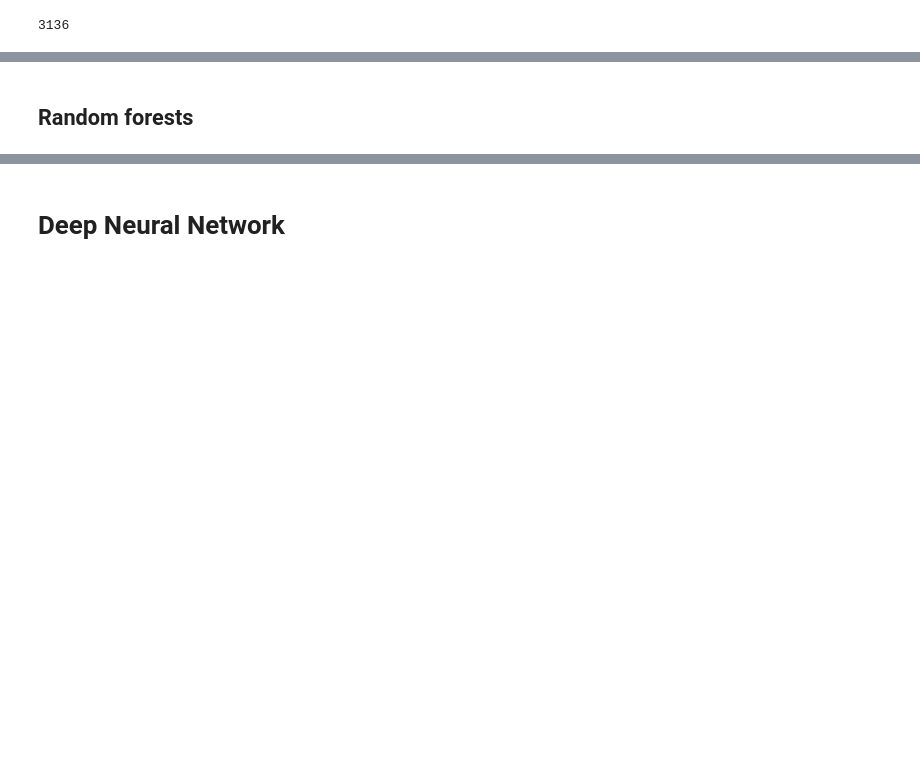
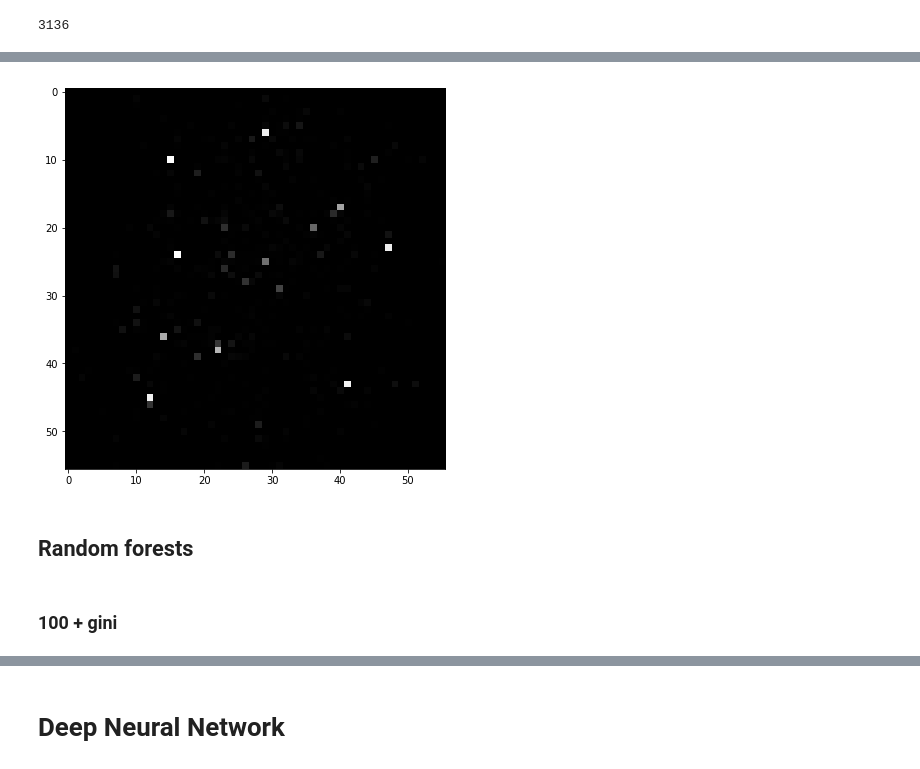
Before and after one commit to MilanCugur/DoubledMNIST, a Jupyter notebook: DoubledMNIST_Classification_Tasks.ipynb, the cells around one changed output, grey strips where cells are left out. Saved outputs shown, nothing was run; the diff lists cells and outputs as text; code cells hidden in the pictures; blank space fills up the shorter version.

```diff
--- a/DoubledMNIST_Classification_Tasks.ipynb
+++ b/DoubledMNIST_Classification_Tasks.ipynb
@@ -546,0 +659,12 @@ Wall time: 13min 20s
+# %%
+# Manually print confusion matrix
+print('  ', end='  ')
+print('\033[1m'+'0    ', end='')
+for j in labels[1:]:
+    print(str(j), end='   ')
+print('\033[0m')
+for idx, i in enumerate(M):
+    print('\033[1m'+str(labels[idx])+'\033[0m', end=' ')
+    for j in i:
+        print('%3d' % (j), end=' ')
+    print()
@@ -575,4 +741,14 @@ pixel (36, 48)    0.000000
 pixel (0, 0)      0.000000
 Length: 3136, dtype: float64
+# %%
+# Plot it
+importance = pd.Series(clf.feature_importances_, index=['pixel '+str((i,j)) for i in range(56) for j in range(56)])
+# %%
+plt.figure(figsize=(7,7))
+image_importance = (importance.values).reshape((56, 56))
+plt.imshow(image_importance, cmap='gray')
+plt.show()
+# %% [output]
+[figure, added]
 # %% [markdown]
 ## Random forests
@@ -581,2 +755,4 @@ clf = RandomForestClassifier(n_estimators=100)
+# %% [markdown]
+### 100 + gini
 # %%
 %%time
```
Also changed, not shown: parts of 61 cells of this notebook.
